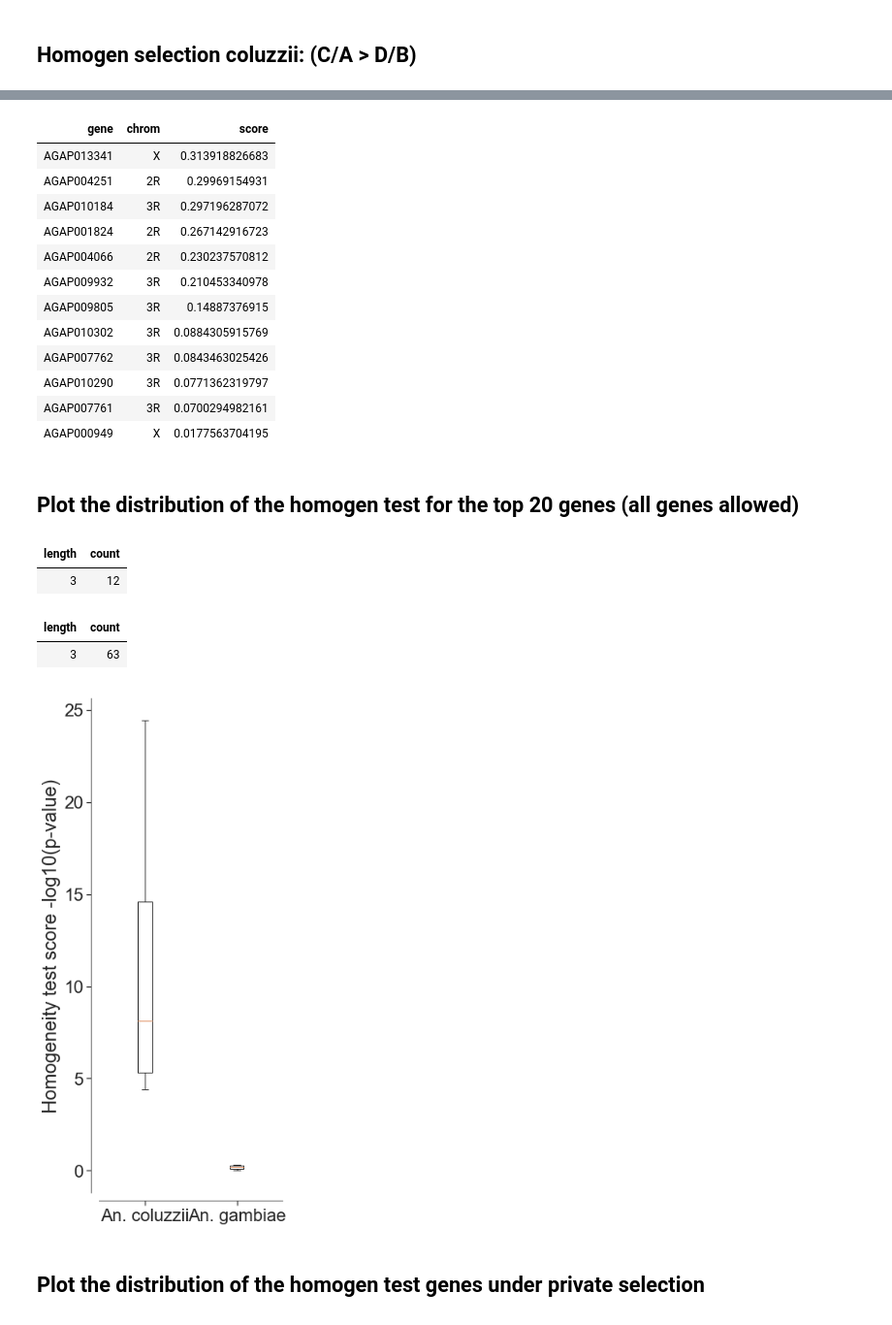
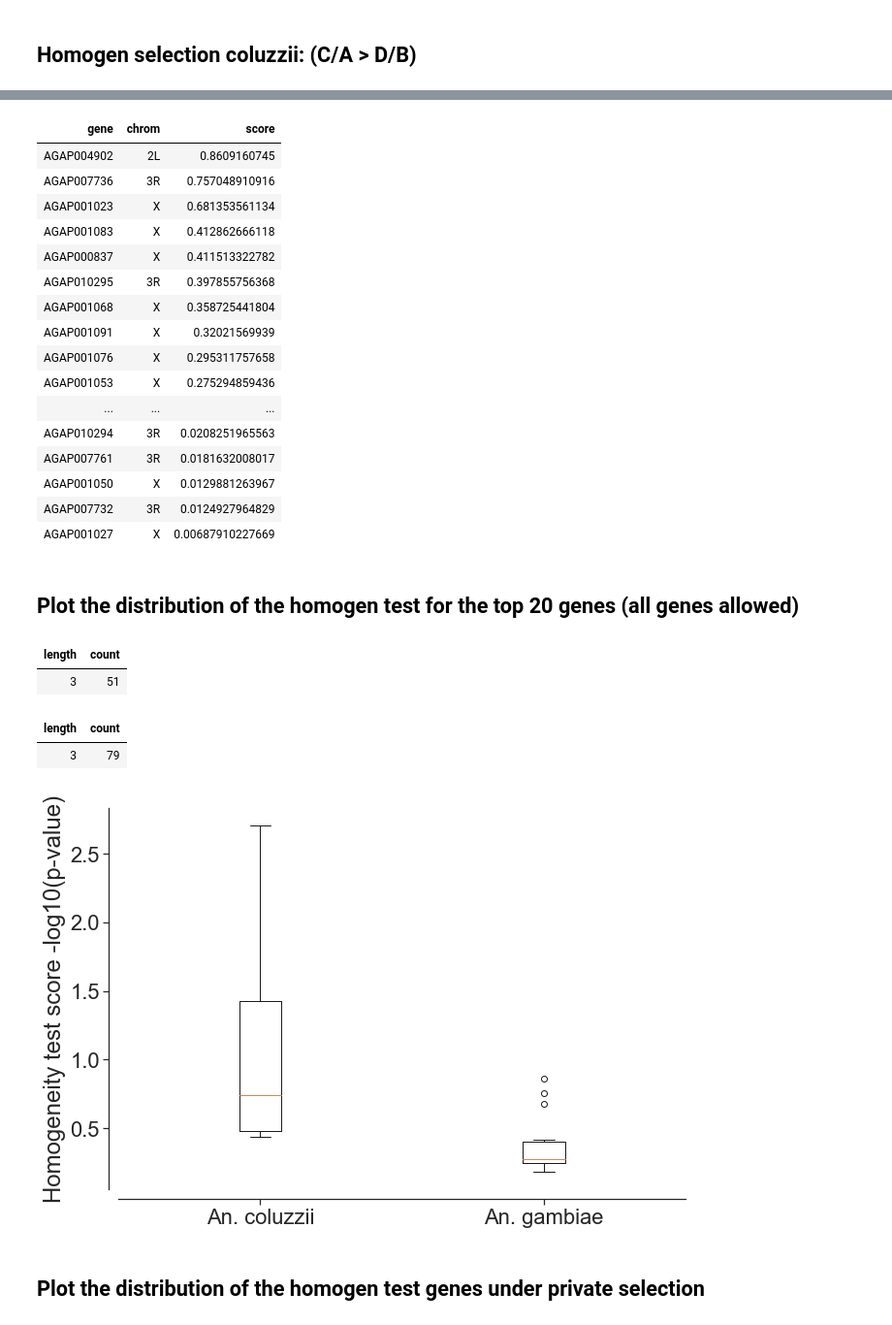
Before and after one commit to randomxsk8/notebooks, a Jupyter notebook: 30092019_hka_remastered_beta.ipynb, the cells around one changed output, grey strips where cells are left out. Shown at 97% size. Drawn from its saved outputs; the diff is of its cells as text; code cells hidden in the pictures.

```diff
--- a/30092019_hka_remastered_beta.ipynb
+++ b/30092019_hka_remastered_beta.ipynb
@@ -15,7 +15,7 @@ import scipy
 import intervaltree
 # %%
 call = zarr.open('/mnt/70D89269D8922CFA/Genomes/variation/ag1000g.phase2.ar1.pass.biallelic')
-out_alleles = h5py.File('/mnt/70D89269D8922CFA/Genomes/extras/outgroup_alleles.h5')
+out_alleles = h5py.File('/mnt/70D89269D8922CFA/Genomes/extras/outgroup_alleles_phase2.h5')
 ac_count = zarr.open('/mnt/70D89269D8922CFA/Genomes/extras/phase2_biallel_allele_count.zarr/')
 out_count = zarr.open('/mnt/70D89269D8922CFA/Genomes/extras/outgroup_alleles_phase2.zarr/')
 annotation = zarr.open('/mnt/70D89269D8922CFA/Genomes/variation/ag1000g.phase2.ar1.pass.biallelic_snpeff/')
@@ -67,7 +67,7 @@ gm = {chrom: ga[chrom].take(index_m, axis=1) for chrom in contigs}
 # %%
 #take an equal number of samples
 random_index = random.sample(index_s, 75)
-gs = {chrom: ga[chrom].take(index_s, axis=1) for chrom in contigs}
+gs = {chrom: ga[chrom].take(random_index, axis=1) for chrom in contigs}
 # %%
 acm = {chrom: gm[chrom].count_alleles() for chrom in contigs}
 seg_m = {chrom: acm[chrom].count_segregating() for chrom in contigs}
@@ -150,14 +156,14 @@ alt_bial_genes = {chrom: np.compress(is_bial_genes[chrom], alt[chrom]) for chrom
 bool_aa_match = {chrom: (aa[chrom] != b'.') & ((aa[chrom] == ref_bial_genes[chrom]) | (aa[chrom] == alt_bial_genes[chrom])) for chrom in contigs}
 # %%
 for chrom in contigs:
-    ref[chrom] = ref_bial_genes[chrom][bool_aa_match[chrom]]
-    alt[chrom] = alt_bial_genes[chrom][bool_aa_match[chrom]]
+    ref[chrom] = ref_bial_genes[chrom].compress(bool_aa_match[chrom], axis=0)
+    alt[chrom] = alt_bial_genes[chrom].compress(bool_aa_match[chrom], axis=0)
     af_coluzzii[chrom] =  af_coluzzii[chrom].compress(bool_aa_match[chrom], axis=0)
     af_gambiae[chrom] = af_gambiae[chrom].compress(bool_aa_match[chrom], axis=0)
-    aa[chrom] = aa[chrom][bool_aa_match[chrom]]
-    pos_bial_genes[chrom] = pos_bial_genes[chrom][bool_aa_match[chrom]]
+    aa[chrom] = aa[chrom].compress(bool_aa_match[chrom], axis=0)
+    pos_bial_genes[chrom] = pos_bial_genes[chrom].compress(bool_aa_match[chrom], axis=0)
     out = 'chri'
-    af_out[out][chrom] = af_out[out][chrom][bool_aa_match[chrom]]
+    af_out[out][chrom] = af_out[out][chrom].compress(bool_aa_match[chrom], axis=0)
 # %%
 bool_no_fixed = {chrom:(((af_out['chri'][chrom][:,1]  != 0) & (af_out['chri'][chrom][:,1] != 1))
                         ) for chrom in contigs}
@@ -853,45 +877,48 @@ homogen_select_gambiae = (joi_g_c_genome.addfield('C/A', lambda r: r.coluzzii_fi
 homogen_select_gambiae.displayall()
 # %% [output]
 | gene | chrom | score |
-| AGAP013341 | X | 0.313918826683 |
-| AGAP004251 | 2R | 0.29969154931 |
-| AGAP010184 | 3R | 0.297196287072 |
-| AGAP001824 | 2R | 0.267142916723 |
-| AGAP004066 | 2R | 0.230237570812 |
-| AGAP009932 | 3R | 0.210453340978 |
-| AGAP009805 | 3R | 0.14887376915 |
-| AGAP010302 | 3R | 0.0884305915769 |
-| AGAP007762 | 3R | 0.0843463025426 |
-| AGAP010290 | 3R | 0.0771362319797 |
-| AGAP007761 | 3R | 0.0700294982161 |
-| AGAP000949 | X | 0.0177563704195 |
+| AGAP004902 | 2L | 0.8609160745 |
+| AGAP007736 | 3R | 0.757048910916 |
+| AGAP001023 | X | 0.681353561134 |
+| AGAP001083 | X | 0.412862666118 |
+| AGAP000837 | X | 0.411513322782 |
+| AGAP010295 | 3R | 0.397855756368 |
+| AGAP001068 | X | 0.358725441804 |
+| AGAP001091 | X | 0.32021569939 |
+| AGAP001076 | X | 0.295311757658 |
+| AGAP001053 | X | 0.275294859436 |
+| ... | ... | ... |
+| AGAP010294 | 3R | 0.0208251965563 |
+| AGAP007761 | 3R | 0.0181632008017 |
+| AGAP001050 | X | 0.0129881263967 |
+| AGAP007732 | 3R | 0.0124927964829 |
+| AGAP001027 | X | 0.00687910227669 |
 # %% [markdown]
 ## Plot the distribution of the homogen test for the top 20 genes (all genes allowed)
 # %%
 homogen_select_gambiae.rowlengths()
 # %% [output]
 | length | count |
-| 3 | 12 |
+| 3 | 51 |
 # %%
 homogen_select_coluzzii.rowlengths()
 # %% [output]
 | length | count |
-| 3 | 63 |
+| 3 | 79 |
 # %%
-fig, ax = plt.subplots(figsize=(5,10))
-gambiae_hom = homogen_select_gambiae['score'].list()[:12]
-coluzzii_hom  = homogen_select_coluzzii['score'].list()[:12]
+fig, ax = plt.subplots(figsize=(10,7))
+gambiae_hom = homogen_select_gambiae['score'].list()[:20]
+coluzzii_hom  = homogen_select_coluzzii['score'].list()[:20]
 ax.boxplot([coluzzii_hom, gambiae_hom])
-#sns.boxplot([coluzzii_hom, gambiae_hom], ax=ax)
 ax.set_xticklabels(['An. coluzzii', 'An. gambiae'])
 ax.set_ylabel('Homogeneity test score -log10(p-value)')
 sns.set(style ='ticks',font_scale=2)
 sns.despine(offset=10)
 
 fig.tight_layout()
 #plt.savefig('/home/randomx/hka/homogen_test/distribution_top20_allgenes_v2.png', dpi=500)
 # %% [output]
-[figure, old version]
+[figure, new version]
 # %% [markdown]
 ## Plot the distribution of the homogen test genes under private selection
 # %%
```
Also changed, not shown: parts of 41 cells of this notebook, 5 other files.
